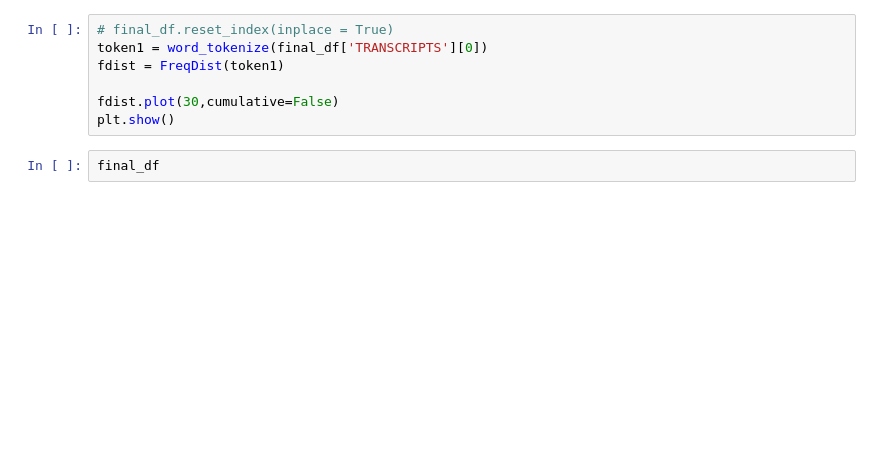
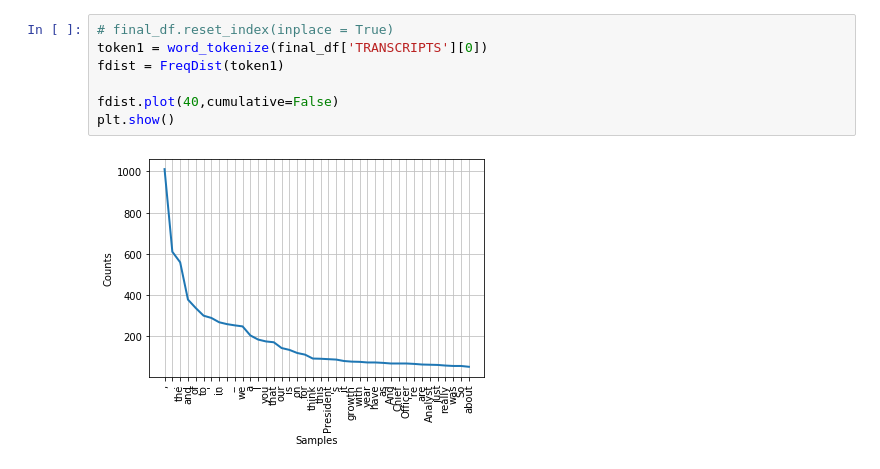
Before and after one commit to gniehaus/NLP-Earning-Transcripts, a Jupyter notebook: Initial_Analysis.ipynb, the cells around one changed output. Saved outputs shown, nothing was run; the diff lists cells and outputs as text; blank space fills up the shorter version.

```diff
--- a/Initial_Analysis.ipynb
+++ b/Initial_Analysis.ipynb
@@ -51,9 +49,9 @@ from nltk.probability import FreqDist
 # %%
 # final_df.reset_index(inplace = True)
 token1 = word_tokenize(final_df['TRANSCRIPTS'][0])
 fdist = FreqDist(token1)
 
-fdist.plot(30,cumulative=False)
+fdist.plot(40,cumulative=False)
 plt.show()
+# %% [output]
+[figure, added]
-# %%
-final_df
```
Also changed, not shown: parts of 11 cells of this notebook.
